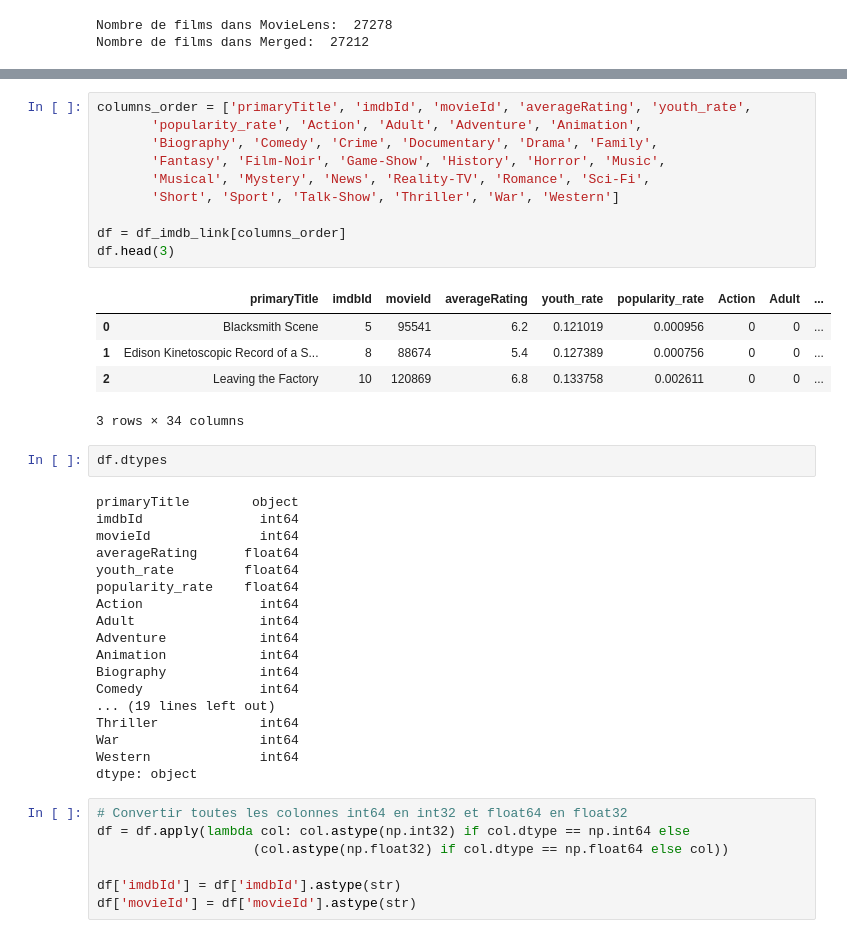
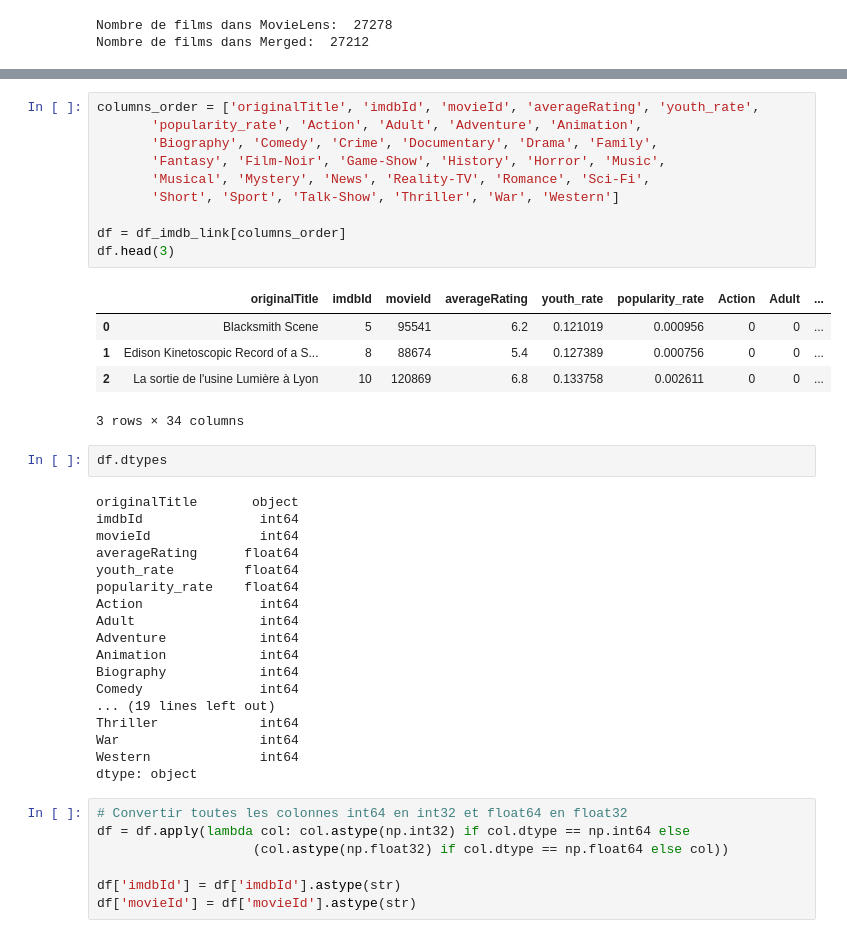
Before and after one commit to jcrigoni/grand_ml_project, a Jupyter notebook: deeper_search.ipynb, the cells around one changed output, grey strips where cells are left out. Drawn from its saved outputs; the diff is of its cells as text.

```diff
--- a/deeper_search.ipynb
+++ b/deeper_search.ipynb
@@ -57,25 +57,25 @@ Index(['primaryTitle', 'imdbId', 'age', 'youth_rate', 'averageRating',
        'movieId'],
       dtype='object')
 # %%
-columns_order = ['primaryTitle', 'imdbId', 'movieId', 'averageRating', 'youth_rate',
+columns_order = ['originalTitle', 'imdbId', 'movieId', 'averageRating', 'youth_rate',
        'popularity_rate', 'Action', 'Adult', 'Adventure', 'Animation',
        'Biography', 'Comedy', 'Crime', 'Documentary', 'Drama', 'Family',
        'Fantasy', 'Film-Noir', 'Game-Show', 'History', 'Horror', 'Music',
        'Musical', 'Mystery', 'News', 'Reality-TV', 'Romance', 'Sci-Fi',
        'Short', 'Sport', 'Talk-Show', 'Thriller', 'War', 'Western']
 
 df = df_imdb_link[columns_order]
 df.head(3)
 # %% [output]
-|  | primaryTitle | imdbId | movieId | averageRating | youth_rate | popularity_rate | Action | Adult | ... |
+|  | originalTitle | imdbId | movieId | averageRating | youth_rate | popularity_rate | Action | Adult | ... |
 | 0 | Blacksmith Scene | 5 | 95541 | 6.2 | 0.121019 | 0.000956 | 0 | 0 | ... |
 | 1 | Edison Kinetoscopic Record of a S... | 8 | 88674 | 5.4 | 0.127389 | 0.000756 | 0 | 0 | ... |
-| 2 | Leaving the Factory | 10 | 120869 | 6.8 | 0.133758 | 0.002611 | 0 | 0 | ... |
+| 2 | La sortie de l'usine Lumière à Lyon | 10 | 120869 | 6.8 | 0.133758 | 0.002611 | 0 | 0 | ... |
 3 rows × 34 columns
 # %%
 df.dtypes
 # %% [output]
-primaryTitle        object
+originalTitle       object
 imdbId               int64
 movieId              int64
 averageRating      float64
```
Also changed, not shown: parts of 11 cells of this notebook, 2 other files.
